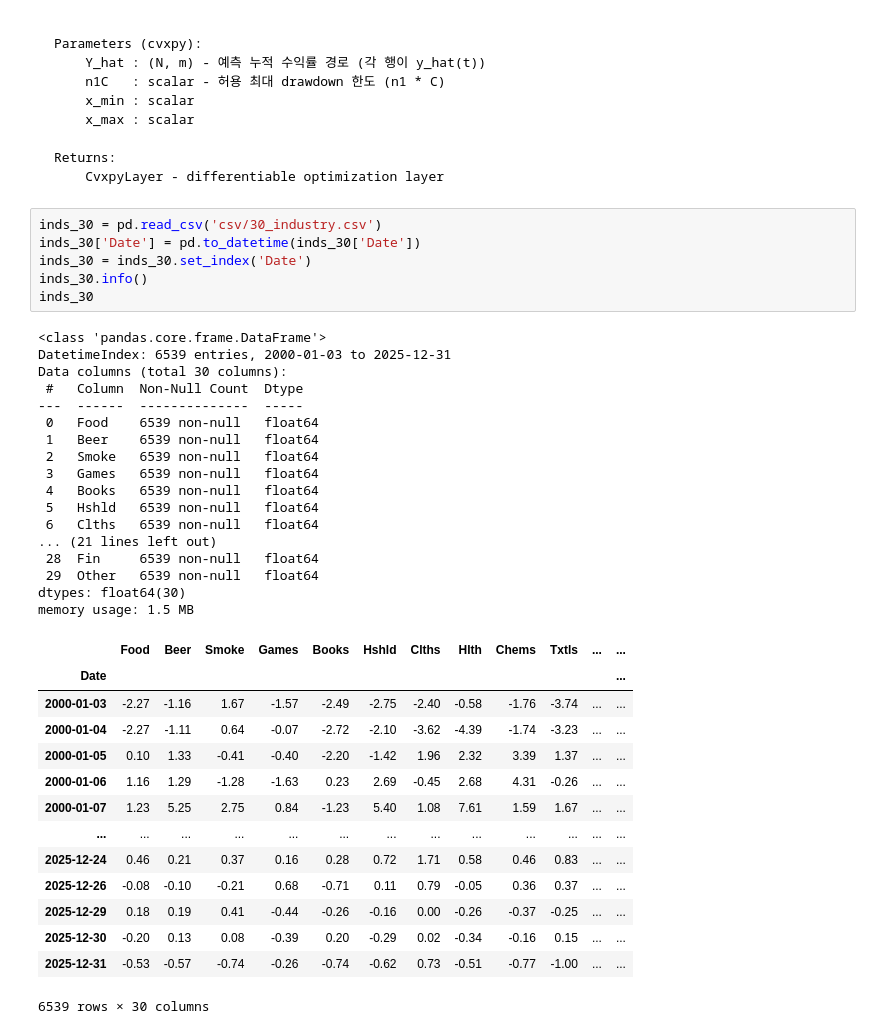
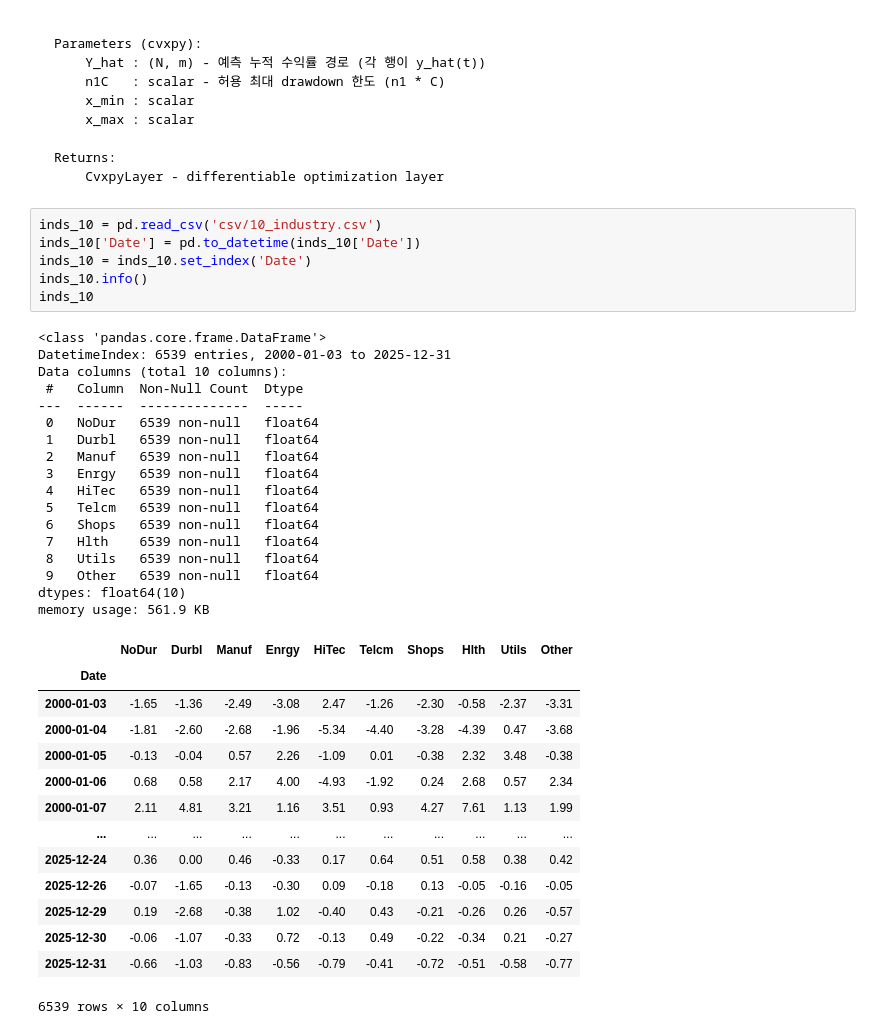
Before and after one commit to taekyounglee1224/cvxpy-portfolio-lab, a Jupyter notebook: DFL-MDD/30_inds.ipynb, the cells around one changed output. Saved outputs shown, nothing was run; the diff lists cells and outputs as text.

```diff
--- a/DFL-MDD/30_inds.ipynb
+++ b/DFL-MDD/30_inds.ipynb
@@ -67,40 +67,40 @@ import torch.optim as optim
     Returns:
         CvxpyLayer - differentiable optimization layer
 # %%
-inds_30 = pd.read_csv('csv/30_industry.csv')
-inds_30['Date'] = pd.to_datetime(inds_30['Date'])
-inds_30 = inds_30.set_index('Date')
-inds_30.info()
-inds_30
+inds_10 = pd.read_csv('csv/10_industry.csv')
+inds_10['Date'] = pd.to_datetime(inds_10['Date'])
+inds_10 = inds_10.set_index('Date')
+inds_10.info()
+inds_10
 # %% [output]
 <class 'pandas.core.frame.DataFrame'>
 DatetimeIndex: 6539 entries, 2000-01-03 to 2025-12-31
-Data columns (total 30 columns):
+Data columns (total 10 columns):
  #   Column  Non-Null Count  Dtype
 ---  ------  --------------  -----
- 0   Food    6539 non-null   float64
- 1   Beer    6539 non-null   float64
- 2   Smoke   6539 non-null   float64
- 3   Games   6539 non-null   float64
- 4   Books   6539 non-null   float64
- 5   Hshld   6539 non-null   float64
- 6   Clths   6539 non-null   float64
-... (21 lines left out)
- 28  Fin     6539 non-null   float64
- 29  Other   6539 non-null   float64
-dtypes: float64(30)
-memory usage: 1.5 MB
+ 0   NoDur   6539 non-null   float64
+ 1   Durbl   6539 non-null   float64
+ 2   Manuf   6539 non-null   float64
+ 3   Enrgy   6539 non-null   float64
+ 4   HiTec   6539 non-null   float64
+ 5   Telcm   6539 non-null   float64
+ 6   Shops   6539 non-null   float64
+ 7   Hlth    6539 non-null   float64
+ 8   Utils   6539 non-null   float64
+ 9   Other   6539 non-null   float64
+dtypes: float64(10)
+memory usage: 561.9 KB
-|  | Food | Beer | Smoke | Games | Books | Hshld | Clths | Hlth | Chems | Txtls | ... | ... |
-| Date |  |  |  |  |  |  |  |  |  |  |  | ... |
-| 2000-01-03 | -2.27 | -1.16 | 1.67 | -1.57 | -2.49 | -2.75 | -2.40 | -0.58 | -1.76 | -3.74 | ... | ... |
-| 2000-01-04 | -2.27 | -1.11 | 0.64 | -0.07 | -2.72 | -2.10 | -3.62 | -4.39 | -1.74 | -3.23 | ... | ... |
-| 2000-01-05 | 0.10 | 1.33 | -0.41 | -0.40 | -2.20 | -1.42 | 1.96 | 2.32 | 3.39 | 1.37 | ... | ... |
-| 2000-01-06 | 1.16 | 1.29 | -1.28 | -1.63 | 0.23 | 2.69 | -0.45 | 2.68 | 4.31 | -0.26 | ... | ... |
-| 2000-01-07 | 1.23 | 5.25 | 2.75 | 0.84 | -1.23 | 5.40 | 1.08 | 7.61 | 1.59 | 1.67 | ... | ... |
-| ... | ... | ... | ... | ... | ... | ... | ... | ... | ... | ... | ... | ... |
-| 2025-12-24 | 0.46 | 0.21 | 0.37 | 0.16 | 0.28 | 0.72 | 1.71 | 0.58 | 0.46 | 0.83 | ... | ... |
-| 2025-12-26 | -0.08 | -0.10 | -0.21 | 0.68 | -0.71 | 0.11 | 0.79 | -0.05 | 0.36 | 0.37 | ... | ... |
-| 2025-12-29 | 0.18 | 0.19 | 0.41 | -0.44 | -0.26 | -0.16 | 0.00 | -0.26 | -0.37 | -0.25 | ... | ... |
-| 2025-12-30 | -0.20 | 0.13 | 0.08 | -0.39 | 0.20 | -0.29 | 0.02 | -0.34 | -0.16 | 0.15 | ... | ... |
-| 2025-12-31 | -0.53 | -0.57 | -0.74 | -0.26 | -0.74 | -0.62 | 0.73 | -0.51 | -0.77 | -1.00 | ... | ... |
+|  | NoDur | Durbl | Manuf | Enrgy | HiTec | Telcm | Shops | Hlth | Utils | Other |
+| Date |  |  |  |  |  |  |  |  |  |  |
+| 2000-01-03 | -1.65 | -1.36 | -2.49 | -3.08 | 2.47 | -1.26 | -2.30 | -0.58 | -2.37 | -3.31 |
+| 2000-01-04 | -1.81 | -2.60 | -2.68 | -1.96 | -5.34 | -4.40 | -3.28 | -4.39 | 0.47 | -3.68 |
+| 2000-01-05 | -0.13 | -0.04 | 0.57 | 2.26 | -1.09 | 0.01 | -0.38 | 2.32 | 3.48 | -0.38 |
+| 2000-01-06 | 0.68 | 0.58 | 2.17 | 4.00 | -4.93 | -1.92 | 0.24 | 2.68 | 0.57 | 2.34 |
+| 2000-01-07 | 2.11 | 4.81 | 3.21 | 1.16 | 3.51 | 0.93 | 4.27 | 7.61 | 1.13 | 1.99 |
+| ... | ... | ... | ... | ... | ... | ... | ... | ... | ... | ... |
+| 2025-12-24 | 0.36 | 0.00 | 0.46 | -0.33 | 0.17 | 0.64 | 0.51 | 0.58 | 0.38 | 0.42 |
+| 2025-12-26 | -0.07 | -1.65 | -0.13 | -0.30 | 0.09 | -0.18 | 0.13 | -0.05 | -0.16 | -0.05 |
+| 2025-12-29 | 0.19 | -2.68 | -0.38 | 1.02 | -0.40 | 0.43 | -0.21 | -0.26 | 0.26 | -0.57 |
+| 2025-12-30 | -0.06 | -1.07 | -0.33 | 0.72 | -0.13 | 0.49 | -0.22 | -0.34 | 0.21 | -0.27 |
+| 2025-12-31 | -0.66 | -1.03 | -0.83 | -0.56 | -0.79 | -0.41 | -0.72 | -0.51 | -0.58 | -0.77 |
-6539 rows × 30 columns
+6539 rows × 10 columns
```
Also changed, not shown: parts of 7 cells of this notebook.
